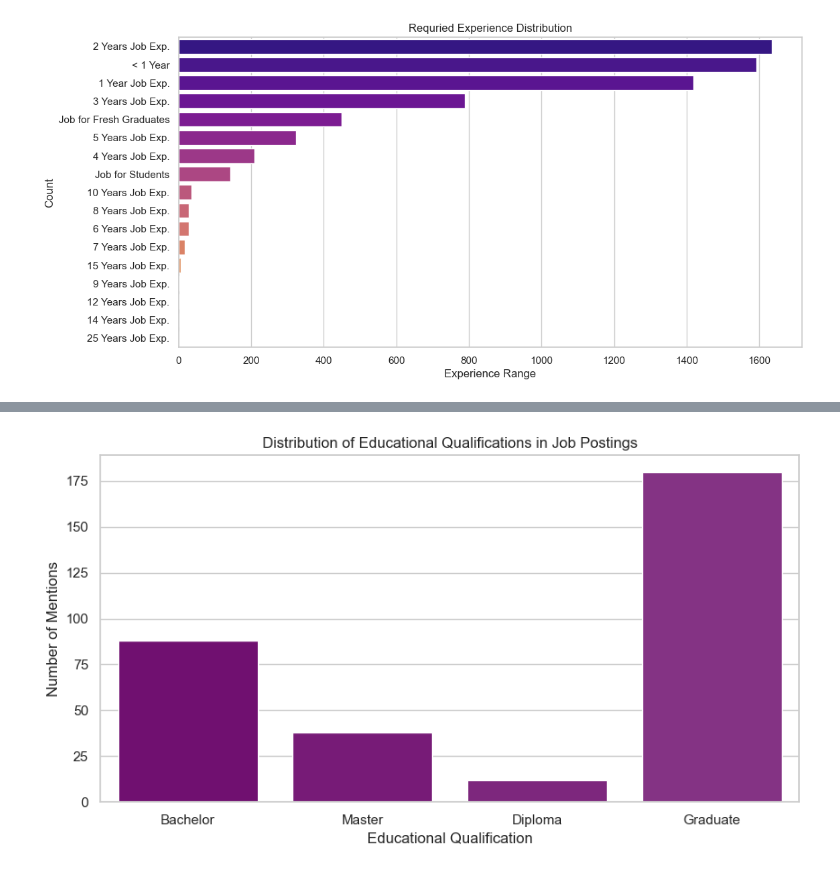
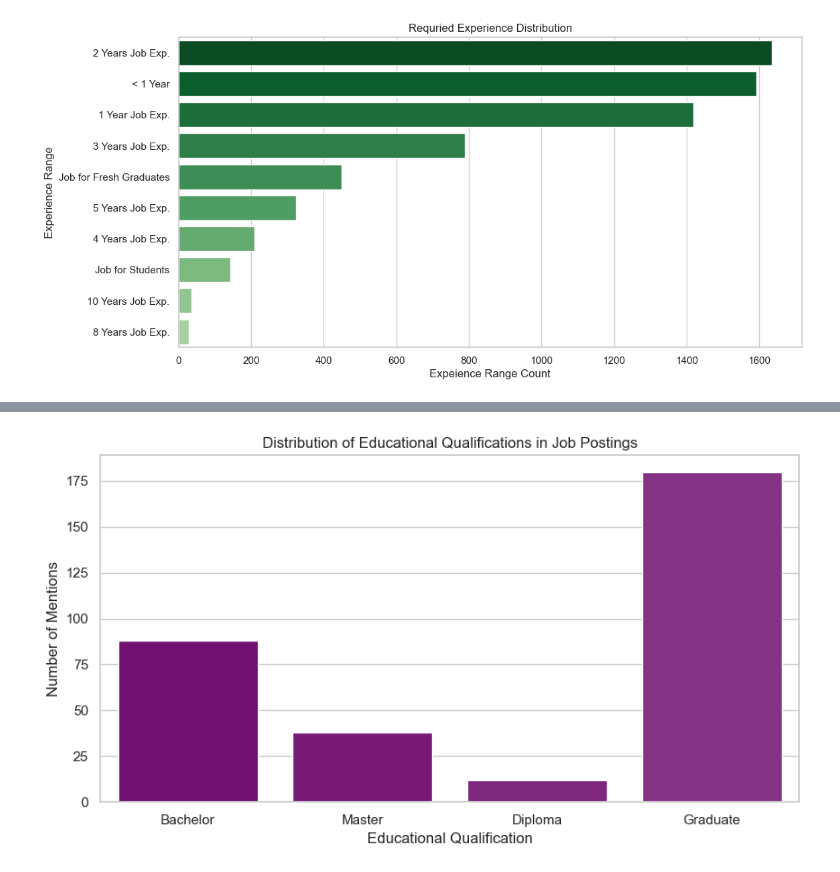
Before and after one commit to hassansultankhan/KMean_machineLearning, a Jupyter notebook: Pakistan_jobs (improved).ipynb, the cells around one changed output, grey strips where cells are left out. Cells and saved outputs as stored; diff of their text form; code cells hidden in the pictures.

```diff
--- a/Pakistan_jobs (improved).ipynb
+++ b/Pakistan_jobs (improved).ipynb
@@ -176,22 +178,29 @@ plt.show()
 # %%
-import pandas as pd
-import matplotlib.dates as mdates
+
 
 # Converting 'Date Posted' to datetime format for analysis
 df['Date Posted'] = pd.to_datetime(df['Date Posted'], errors='coerce')
 
 # Extracting year and month for trend analysis
-df['YearMonth'] = df['Date Posted'].dt.to_period('M')
+df['YearMonth'] = df['Date Posted'].dt.strftime('%B')
 
 # Question 3: Variation of job postings over time (by month)
 time_series = df['YearMonth'].value_counts().sort_index()
 
-# Plotting the time series of job postings
-plt.figure(figsize=(15, 6))
-time_series.plot(kind='line', marker='o')
-plt.title('Trend of Job Postings Over Time')
-plt.xlabel('Date (Year-Month)')
-plt.ylabel('Number of Job Postings')
-plt.xticks(rotation=45)
+# assigning colors of coolwarm as plasma is bit dark for this
+colors = plt.cm.Greens(np.linspace(0.4, 0.8, len(time_series)))
+
+plt.figure(figsize=(10, 6))
+plt.pie(
+    time_series.values,
+    labels=time_series.index,
+    autopct='%1.1f%%',
+    shadow=True,
+    startangle=90,
+    colors=colors,
+    wedgeprops={'edgecolor': 'white'}
+)
+
+plt.title('Distribution of Job Postings by Month')
 plt.show()
 # %% [output]
@@ -199,13 +208,16 @@ plt.show()
 # %%
-experience_distribution = df['Experience Required'].value_counts()
+experience_distribution = df['Experience Required'].value_counts().head(10)
 
 plt.figure(figsize=(12,6))
+
+
+#sns.set_palette(Palette)
 sns.barplot(x=experience_distribution.values, y=experience_distribution.index,
-            palette = 'plasma'
-            )
+            palette = Pallete,
+            ) #Palette is extracted from previous code
 plt.title('Requried Experience Distribution')
-plt.xlabel('Experience Range')
-plt.ylabel('Count')
+plt.xlabel('Expeience Range Count')
+plt.ylabel('Experience Range')
 plt.show()
 # %% [output]
-[figure, old version]
+[figure, new version]
```
Also changed, not shown: parts of 13 cells of this notebook.
